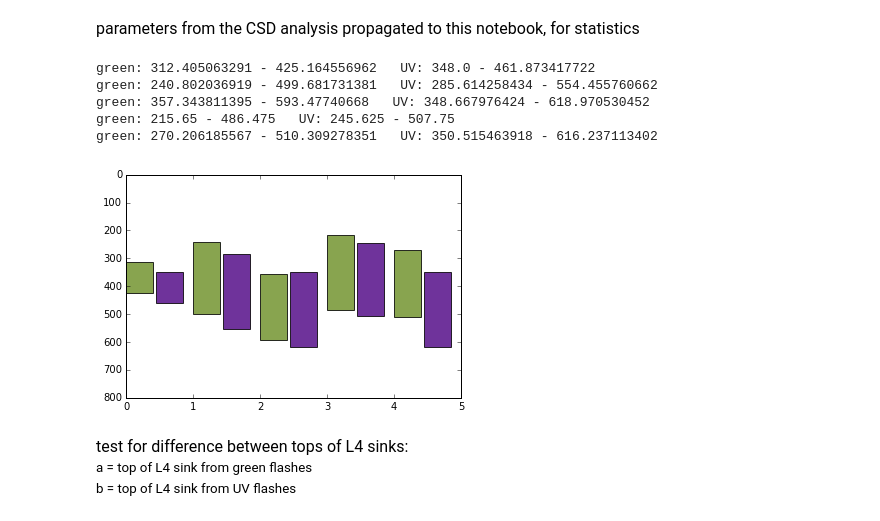
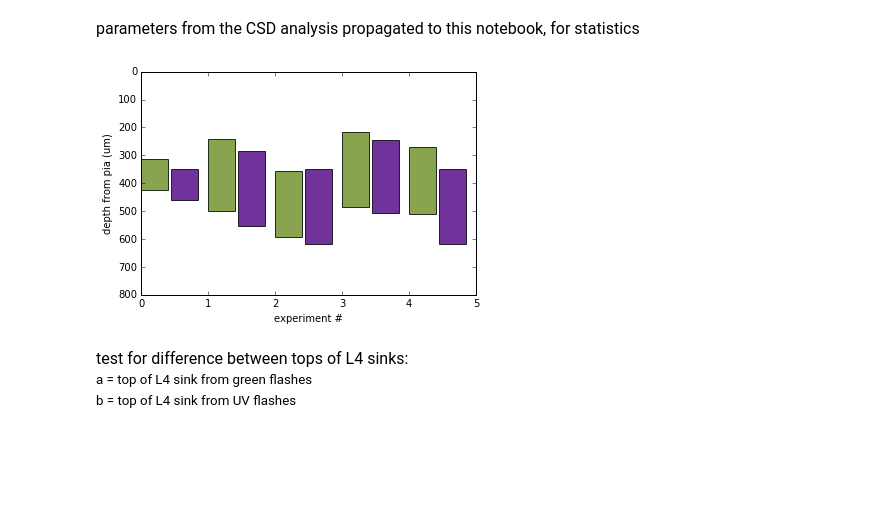
Before and after one commit to danieljdenman/mouse_chromatic, a Jupyter notebook: Denman2016_JNeurosci_plots_050816.ipynb, the cells around one changed output. Drawn from its saved outputs; the diff is of its cells as text; code cells hidden in the pictures; blank space fills up the shorter version.

Commit message:
update print statements

```diff
--- a/Denman2016_JNeurosci_plots_050816.ipynb
+++ b/Denman2016_JNeurosci_plots_050816.ipynb
@@ -1428,36 +1428,33 @@ f_192079 = [(1000,1.94),(0.5242,0.99),(0.68,1.1955)]
 # %%
 green_top=[];uv_top=[];green_bottom=[];uv_bottom=[]
 plt.figure()
 for i,exp in enumerate([f_180417,f_186101,f_186100,f_186098,f_192079]):
     microns_per_unit = exp[0][0]/float(exp[0][1])
     green = np.array(exp[1])* microns_per_unit
     uv = np.array(exp[2])* microns_per_unit
     green_top.extend([green[0]])
     green_bottom.extend([green[1]])
     uv_top.extend([uv[0]])
     uv_bottom.extend([uv[1]])
     plt.gca().add_patch(patches.Rectangle((i,green[1]),
                                          0.4,
                                          -1*(green[1]-green[0]),
                                          fill=True,
                                          facecolor=Green,
                                          alpha=0.8))
     plt.gca().add_patch(patches.Rectangle((i+0.45,uv[1]),
                                          0.4,
                                          -1*(uv[1]-uv[0]),
                                          fill=True,
                                          facecolor=UV,
                                          alpha=0.8))
-    print 'green: '+str(green[0])+' - '+str(green[1])+'   UV: '+str(uv[0])+' - '+str(uv[1])
+    #print 'green: '+str(green[0])+' - '+str(green[1])+'   UV: '+str(uv[0])+' - '+str(uv[1])
 plt.ylim(800,0)
+plt.ylabel('depth from pia (um)')
+plt.xlabel('experiment #')
 dump=plt.xlim(0,5)
 # %% [output]
-green: 312.405063291 - 425.164556962   UV: 348.0 - 461.873417722
-green: 240.802036919 - 499.681731381   UV: 285.614258434 - 554.455760662
-green: 357.343811395 - 593.47740668   UV: 348.667976424 - 618.970530452
-green: 215.65 - 486.475   UV: 245.625 - 507.75
-green: 270.206185567 - 510.309278351   UV: 350.515463918 - 616.237113402
-[figure, old version]
+[figure, new version]
 # %% [markdown]
 <div style="font-size:12pt;color:#000000">test for difference between tops of L4 sinks:</div>
 <div style="font-size:10pt;color:#000000">a = top of L4 sink from green flashes</div>
```
Also changed, not shown: parts of 1 cell of this notebook.
